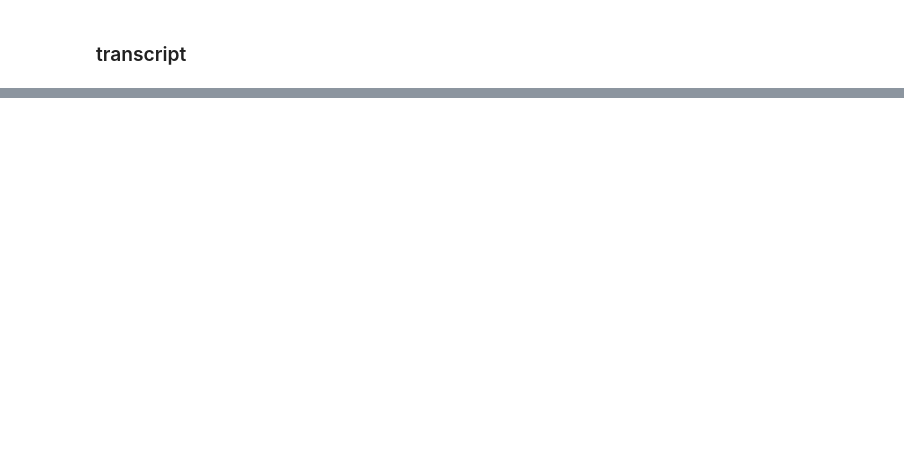
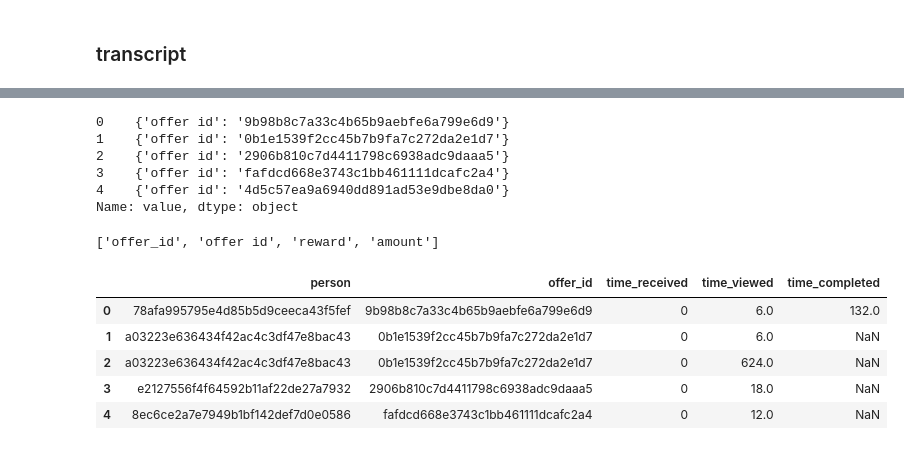
Before and after one commit to keyanyang/starbucks-mobile-app-offer-analysis, a Jupyter notebook: notebooks/analysis/analysis.ipynb, the cells around one changed output, grey strips where cells are left out. Cells and saved outputs as stored; diff of their text form; code cells hidden in the pictures; blank space fills up the shorter version.

```diff
--- a/notebooks/analysis/analysis.ipynb
+++ b/notebooks/analysis/analysis.ipynb
@@ -204,0 +214,24 @@ AssertionError:
+# %%
+# remove duplicates
+df_transcript.drop_duplicates(inplace=True)
+# %%
+# check value
+df_transcript['value'].head()
+# %% [output]
+0    {'offer id': '9b98b8c7a33c4b65b9aebfe6a799e6d9'}
+1    {'offer id': '0b1e1539f2cc45b7b9fa7c272da2e1d7'}
+2    {'offer id': '2906b810c7d4411798c6938adc9daaa5'}
+3    {'offer id': 'fafdcd668e3743c1bb461111dcafc2a4'}
+4    {'offer id': '4d5c57ea9a6940dd891ad53e9dbe8da0'}
+Name: value, dtype: object
+# %%
+# check types of value
+transcript_values = [eval(v) for v in df_transcript['value']]
+transcript_value_types = set()
+for value in transcript_values:
+    for t, val in value.items():
+        transcript_value_types.add(t)
+transcript_value_types = list(transcript_value_types)
+transcript_value_types
+# %% [output]
+['offer_id', 'offer id', 'reward', 'amount']
@@ -204,0 +246,19 @@ AssertionError:
+# %%
+# create offer time dataframe for EDA
+df_offer_received = df_transcript[df_transcript['event'] == 'offer received'].drop(['event', 'amount', 'reward'], axis=1)
+df_offer_viewed = df_transcript[df_transcript['event'] == 'offer viewed'].drop(['event', 'amount', 'reward'], axis=1)
+df_offer_completed = df_transcript[df_transcript['event'] == 'offer completed'].drop(['event', 'amount', 'reward'], axis=1)
+
+df_offer_time = df_offer_received.merge(df_offer_viewed, how='left', on=['person', 'offer_id'], suffixes=('_received', '_viewed'))
+df_offer_time = df_offer_time.merge(df_offer_completed, how='left', on=['person', 'offer_id'])
+df_offer_time.rename(columns={'time': 'time_completed'}, inplace=True)
+df_offer_time = df_offer_time[['person', 'offer_id', 'time_received', 'time_viewed', 'time_completed']]
+
+df_offer_time.head()
+# %% [output]
+|  | person | offer_id | time_received | time_viewed | time_completed |
+| 0 | 78afa995795e4d85b5d9ceeca43f5fef | 9b98b8c7a33c4b65b9aebfe6a799e6d9 | 0 | 6.0 | 132.0 |
+| 1 | a03223e636434f42ac4c3df47e8bac43 | 0b1e1539f2cc45b7b9fa7c272da2e1d7 | 0 | 6.0 | NaN |
+| 2 | a03223e636434f42ac4c3df47e8bac43 | 0b1e1539f2cc45b7b9fa7c272da2e1d7 | 0 | 624.0 | NaN |
+| 3 | e2127556f4f64592b11af22de27a7932 | 2906b810c7d4411798c6938adc9daaa5 | 0 | 18.0 | NaN |
+| 4 | 8ec6ce2a7e7949b1bf142def7d0e0586 | fafdcd668e3743c1bb461111dcafc2a4 | 0 | 12.0 | NaN |
```
Also changed, not shown: parts of 51 cells of this notebook, 3 other files.
